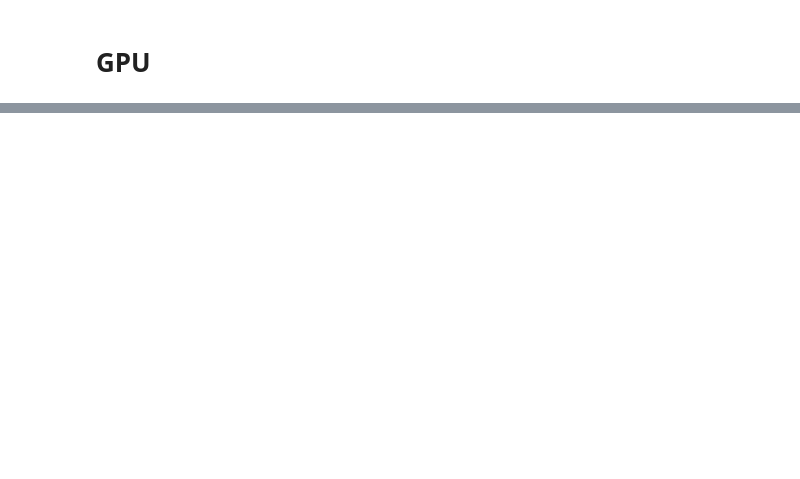
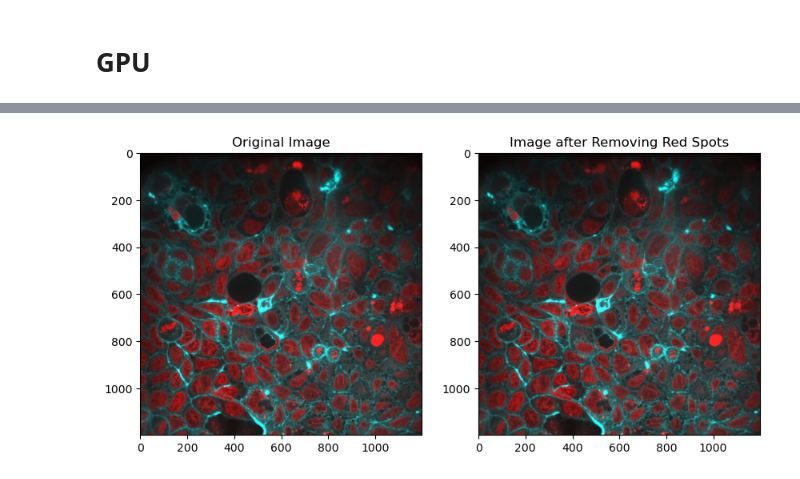
Before and after one commit to Antonio-Maschio/AML_FProject, a Jupyter notebook: main_AM.ipynb, the cells around one changed output, grey strips where cells are left out. Cells and saved outputs as stored; diff of their text form; code cells hidden in the pictures; blank space fills up the shorter version.

```diff
--- a/main_AM.ipynb
+++ b/main_AM.ipynb
@@ -339,0 +350,37 @@ if __name__ == "__main__":
+# %%
+import cv2
+import numpy as np
+import matplotlib.pyplot as plt
+
+# Load the image
+image = cv2.imread('image/control/001_z26.png')
+
+# Define the range for pure red in the image
+# Adjust these values if necessary
+lower_red = np.array([0, 0, 250])
+upper_red = np.array([0, 0, 255])
+
+# Create a mask for pure red
+mask = cv2.inRange(image, lower_red, upper_red)
+
+# Find contours (red spots)
+contours, _ = cv2.findContours(mask, cv2.RETR_EXTERNAL, cv2.CHAIN_APPROX_SIMPLE)
+
+# Create a mask for inpainting
+inpaint_mask = np.zeros_like(mask)
+cv2.drawContours(inpaint_mask, contours, -1, (255), thickness=cv2.FILLED)
+
+# Inpaint to remove the bright red spots
+result = cv2.inpaint(image, inpaint_mask, inpaintRadius=3, flags=cv2.INPAINT_TELEA)
+
+# Display the original and the result
+plt.figure(figsize=(10, 5))
+plt.subplot(1, 2, 1)
+plt.title('Original Image')
+plt.imshow(cv2.cvtColor(image, cv2.COLOR_BGR2RGB))
+plt.subplot(1, 2, 2)
+plt.title('Image after Removing Red Spots')
+plt.imshow(cv2.cvtColor(result, cv2.COLOR_BGR2RGB))
+plt.show()
+# %% [output]
+[figure, added]
```
Also changed, not shown: parts of 2 cells of this notebook, 5 other files.
